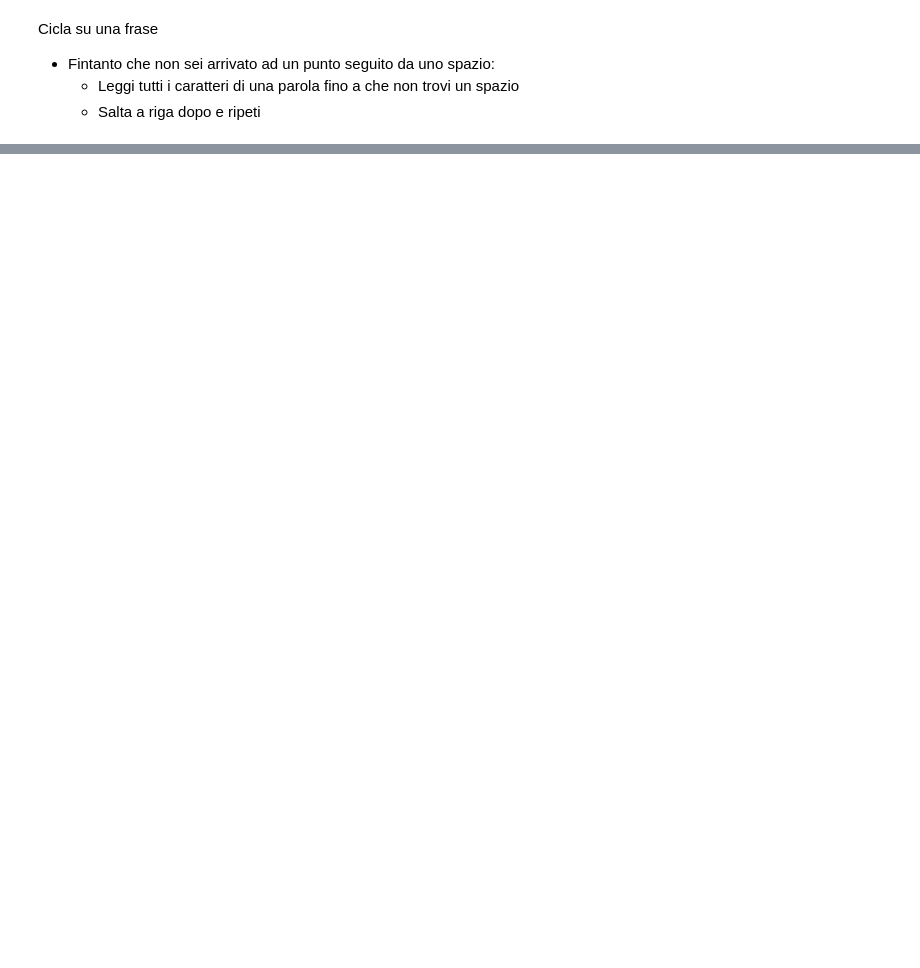
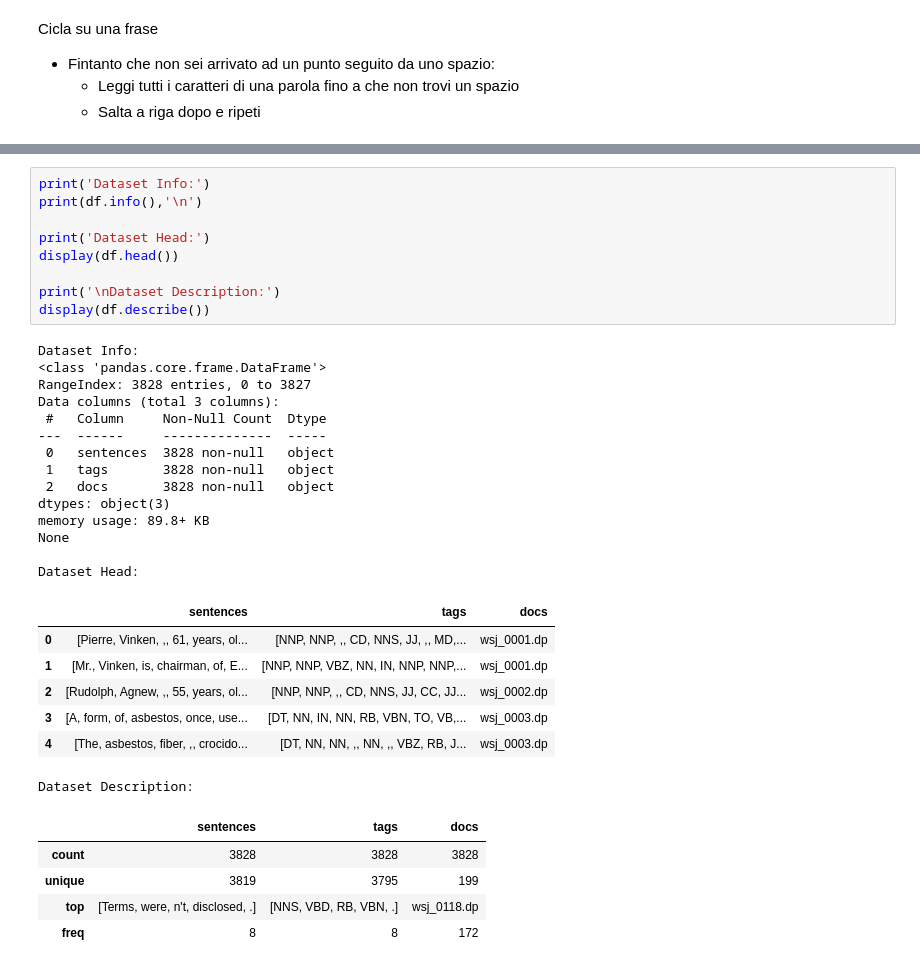
Before and after one commit to MScaramuzzi/A1-RNNs-for-Sequence-Labeling, a Jupyter notebook: Assignment_1.ipynb, the cells around one changed output, grey strips where cells are left out. Drawn from its saved outputs; the diff is of its cells as text; blank space fills up the shorter version.

```diff
--- a/Assignment_1.ipynb
+++ b/Assignment_1.ipynb
@@ -91,0 +168,36 @@ print("test")
+# %%
+print('Dataset Info:')
+print(df.info(),'\n')
+
+print('Dataset Head:')
+display(df.head())
+
+print('\nDataset Description:')
+display(df.describe())
+# %% [output]
+Dataset Info:
+<class 'pandas.core.frame.DataFrame'>
+RangeIndex: 3828 entries, 0 to 3827
+Data columns (total 3 columns):
+ #   Column     Non-Null Count  Dtype
+---  ------     --------------  -----
+ 0   sentences  3828 non-null   object
+ 1   tags       3828 non-null   object
+ 2   docs       3828 non-null   object
+dtypes: object(3)
+memory usage: 89.8+ KB
+None
+
+Dataset Head:
+|  | sentences | tags | docs |
+| 0 | [Pierre, Vinken, ,, 61, years, ol... | [NNP, NNP, ,, CD, NNS, JJ, ,, MD,... | wsj_0001.dp |
+| 1 | [Mr., Vinken, is, chairman, of, E... | [NNP, NNP, VBZ, NN, IN, NNP, NNP,... | wsj_0001.dp |
+| 2 | [Rudolph, Agnew, ,, 55, years, ol... | [NNP, NNP, ,, CD, NNS, JJ, CC, JJ... | wsj_0002.dp |
+| 3 | [A, form, of, asbestos, once, use... | [DT, NN, IN, NN, RB, VBN, TO, VB,... | wsj_0003.dp |
+| 4 | [The, asbestos, fiber, ,, crocido... | [DT, NN, NN, ,, NN, ,, VBZ, RB, J... | wsj_0003.dp |
+Dataset Description:
+|  | sentences | tags | docs |
+| count | 3828 | 3828 | 3828 |
+| unique | 3819 | 3795 | 199 |
+| top | [Terms, were, n't, disclosed, .] | [NNS, VBD, RB, VBN, .] | wsj_0118.dp |
+| freq | 8 | 8 | 172 |
```
Also changed, not shown: parts of 16 cells of this notebook.
